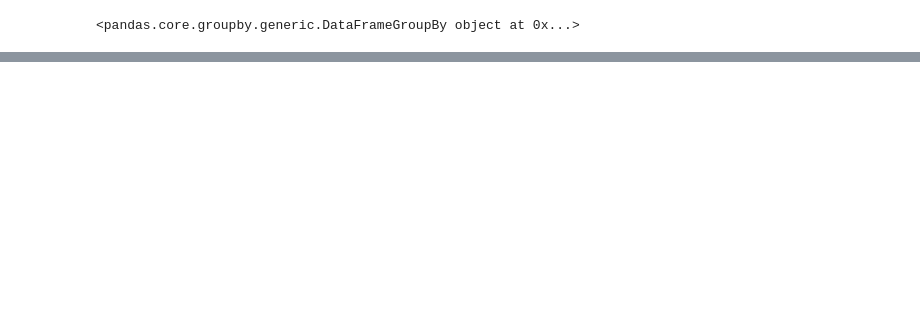
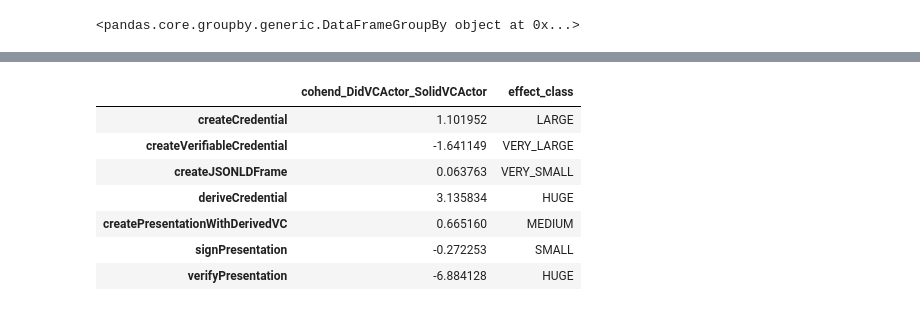
Before and after one commit to SolidLabResearch/pseudonymity-demo, a Jupyter notebook: profiling-report.ipynb, the cells around one changed output, grey strips where cells are left out. Drawn from its saved outputs; the diff is of its cells as text; code cells hidden in the pictures; blank space fills up the shorter version.

Commit message:
update profiling report: computed effect size (cohen d)

```diff
--- a/profiling-report.ipynb
+++ b/profiling-report.ipynb
@@ -179,0 +281,61 @@ df__verify_vp.groupby('actor')
+# %%
+from numpy import var, mean, sqrt
+
+def cohend(d1: pd.Series, d2: pd.Series) -> float:
+
+    # calculate the size of samples
+    n1, n2 = len(d1), len(d2)
+
+    # calculate the variance of the samples
+    s1, s2 = var(d1, ddof=1), var(d2, ddof=1)
+
+    # calculate the pooled standard deviation
+    s = sqrt(((n1 - 1) * s1 + (n2 - 1) * s2) / (n1 + n2 - 2))
+
+    # calculate the means of the samples
+    u1, u2 = mean(d1), mean(d2)
+
+    # return the effect size
+    return (u1 - u2) / s
+# %%
+_var = 'delta'
+effect_size_per_step = {}
+# destructure group key and group dfs
+k_a, df_a = A
+k_b, df_b = B
+
+for step_name in steps:
+        a = df_a[df_a.name == step_name][_var]
+        b = df_b[df_b.name == step_name][_var]
+        effect_size_per_step[step_name] = cohend(a,b)
+
+s_effect_sizes = pd.Series(effect_size_per_step, name=f'cohend_{k_a}_{k_b}')
+
+df_effect_sizes = s_effect_sizes.to_frame()
+def cohend_effect_class(d: float) -> str:
+    d = np.abs(d)
+    if d >= 2.0:
+        return 'HUGE'
+    if d >= 1.2:
+        return 'VERY_LARGE'
+    if d >= 0.8:
+        return 'LARGE'
+    if d >= 0.5:
+        return 'MEDIUM'
+    if d >= 0.2:
+        return 'SMALL'
+    if d > 0.01:
+        return 'VERY_SMALL'
+    return 'NIHIL'
+
+df_effect_sizes['effect_class'] = s_effect_sizes.apply(cohend_effect_class)
+df_effect_sizes
+# %% [output]
+|  | cohend_DidVCActor_SolidVCActor | effect_class |
+| createCredential | 1.101952 | LARGE |
+| createVerifiableCredential | -1.641149 | VERY_LARGE |
+| createJSONLDFrame | 0.063763 | VERY_SMALL |
+| deriveCredential | 3.135834 | HUGE |
+| createPresentationWithDerivedVC | 0.665160 | MEDIUM |
+| signPresentation | -0.272253 | SMALL |
+| verifyPresentation | -6.884128 | HUGE |
```
Also changed, not shown: parts of 16 cells of this notebook, 6 other files.
